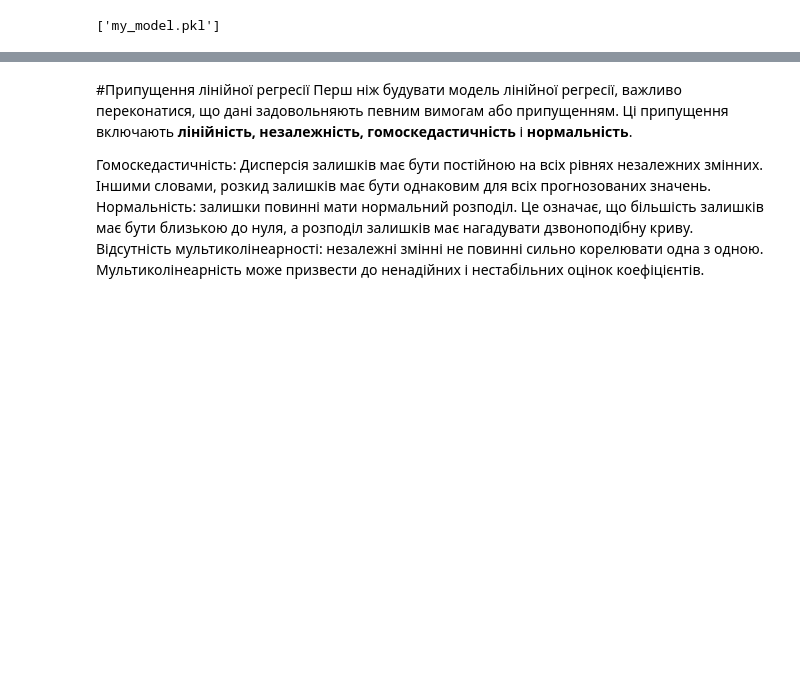
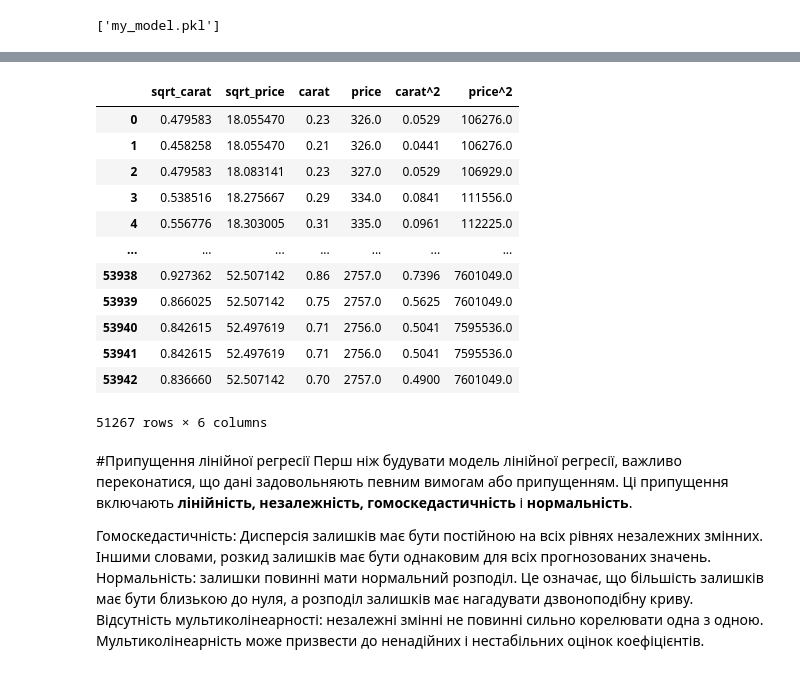
Before and after one commit to HalyshAnton/Python-AI, a Jupyter notebook: linear_regression.ipynb, the cells around one changed output, grey strips where cells are left out. Saved outputs shown, nothing was run; the diff lists cells and outputs as text; code cells hidden in the pictures; blank space fills up the shorter version.

```diff
--- a/linear_regression.ipynb
+++ b/linear_regression.ipynb
@@ -722,3 +848,37 @@ Pipeline(steps=[('prep',
+# %%
+from sklearn.preprocessing import FunctionTransformer
+
+
+def transform(X):
+    return np.hstack([np.sqrt(X), X, X**2])
+
+def features_output(encoder, names):
+    sqrt_names = [f'sqrt_{name}' for name in names]
+    normal_names = [f'{name}' for name in names]
+    squared_names = [f'{name}^2' for name in names]
+
+    return sqrt_names + normal_names + squared_names
+
+
+encoder = FunctionTransformer(func=transform,
+                              feature_names_out=features_output)
+encoder.set_output(transform='pandas')
+
+encoder.fit_transform(df[['carat', 'price']])
+# %% [output]
+|  | sqrt_carat | sqrt_price | carat | price | carat^2 | price^2 |
+| 0 | 0.479583 | 18.055470 | 0.23 | 326.0 | 0.0529 | 106276.0 |
+| 1 | 0.458258 | 18.055470 | 0.21 | 326.0 | 0.0441 | 106276.0 |
+| 2 | 0.479583 | 18.083141 | 0.23 | 327.0 | 0.0529 | 106929.0 |
+| 3 | 0.538516 | 18.275667 | 0.29 | 334.0 | 0.0841 | 111556.0 |
+| 4 | 0.556776 | 18.303005 | 0.31 | 335.0 | 0.0961 | 112225.0 |
+| ... | ... | ... | ... | ... | ... | ... |
+| 53938 | 0.927362 | 52.507142 | 0.86 | 2757.0 | 0.7396 | 7601049.0 |
+| 53939 | 0.866025 | 52.507142 | 0.75 | 2757.0 | 0.5625 | 7601049.0 |
+| 53940 | 0.842615 | 52.497619 | 0.71 | 2756.0 | 0.5041 | 7595536.0 |
+| 53941 | 0.842615 | 52.497619 | 0.71 | 2756.0 | 0.5041 | 7595536.0 |
+| 53942 | 0.836660 | 52.507142 | 0.70 | 2757.0 | 0.4900 | 7601049.0 |
+51267 rows × 6 columns
 # %% [markdown]
 #Припущення лінійної регресії
 Перш ніж будувати модель лінійної регресії, важливо переконатися, що дані задовольняють певним вимогам або припущенням. Ці припущення включають **лінійність, незалежність, гомоскедастичність** і **нормальність**.
```
Also changed, not shown: parts of 30 cells of this notebook.
